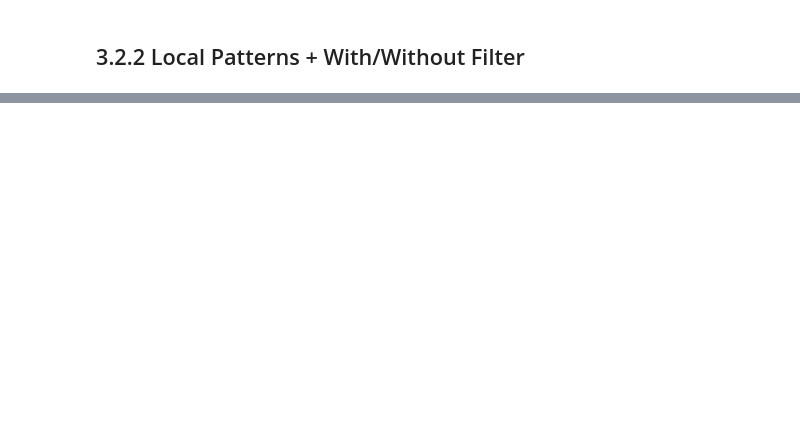
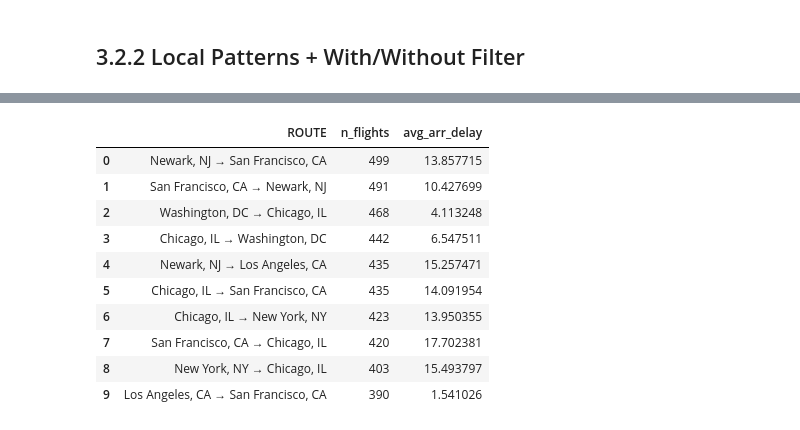
Before and after one commit to nguyenminhthuy/flights-analytics, a Jupyter notebook: py/notebooks/flights-eda.ipynb, the cells around one changed output, grey strips where cells are left out. Saved outputs shown, nothing was run; the diff lists cells and outputs as text; code cells hidden in the pictures; blank space fills up the shorter version.

```diff
--- a/py/notebooks/flights-eda.ipynb
+++ b/py/notebooks/flights-eda.ipynb
@@ -881,0 +982,37 @@ delay_causes(df_flights, year = 2019, airline = "United Air Lines Inc.")
+# %%
+def routing_ranking(df, min_flights=1000,
+                    year=None, airline=None, season=None):
+
+    if year is not None:
+        df = filter_by_year(df, year)
+    if airline is not None:
+        df = filter_by_airline(df, airline)
+    if season is not None:
+        df = filter_by_season(df, season)
+
+    df_route = (
+        df
+        .filter((pl.col("CANCELLED") == 0) & (pl.col("DIVERTED") == 0))
+        .group_by("ROUTE")
+        .agg([
+            pl.len().alias("n_flights"),
+            pl.mean("ARR_DELAY").alias("avg_arr_delay")
+        ]).sort("n_flights", descending=True)
+    )
+
+    return df_route.to_pandas()
+# %%
+df_route = routing_ranking(df_flights, year = 2019, airline = "United Air Lines Inc.")
+df_route.head(10)
+# %% [output]
+|  | ROUTE | n_flights | avg_arr_delay |
+| 0 | Newark, NJ → San Francisco, CA | 499 | 13.857715 |
+| 1 | San Francisco, CA → Newark, NJ | 491 | 10.427699 |
+| 2 | Washington, DC → Chicago, IL | 468 | 4.113248 |
+| 3 | Chicago, IL → Washington, DC | 442 | 6.547511 |
+| 4 | Newark, NJ → Los Angeles, CA | 435 | 15.257471 |
+| 5 | Chicago, IL → San Francisco, CA | 435 | 14.091954 |
+| 6 | Chicago, IL → New York, NY | 423 | 13.950355 |
+| 7 | San Francisco, CA → Chicago, IL | 420 | 17.702381 |
+| 8 | New York, NY → Chicago, IL | 403 | 15.493797 |
+| 9 | Los Angeles, CA → San Francisco, CA | 390 | 1.541026 |
```
Also changed, not shown: parts of 14 cells of this notebook.
